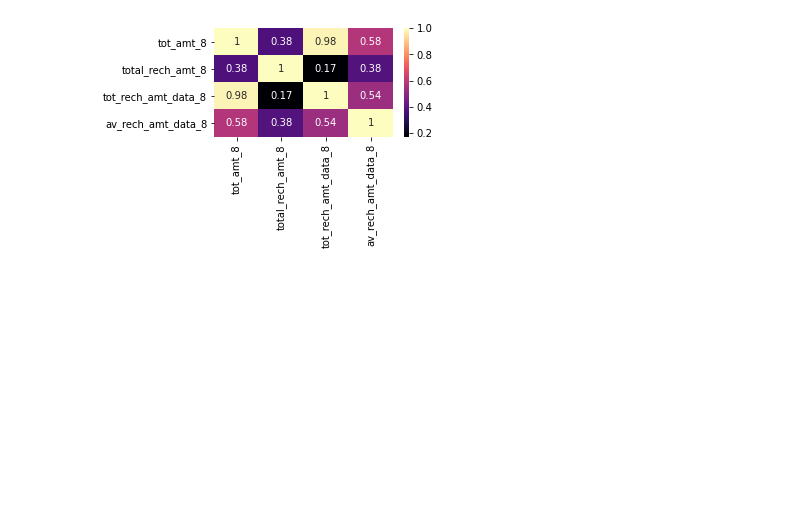
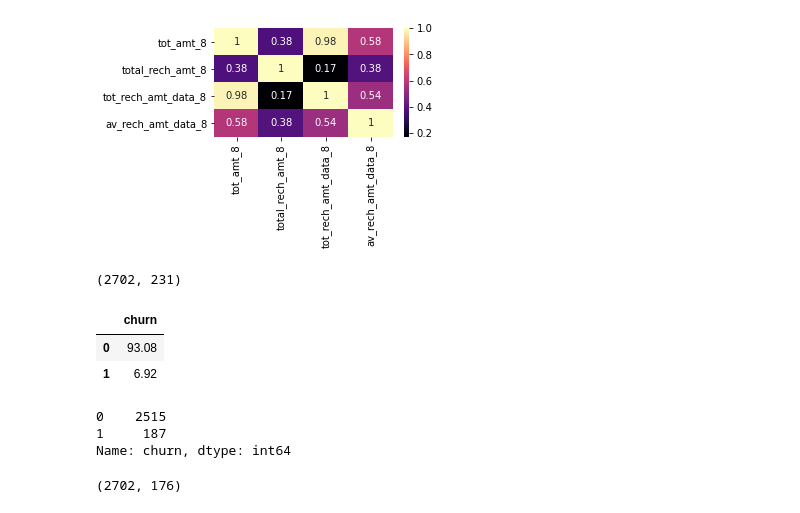
Before and after one commit to emmanuelidehen/MachineLearningModels, a Jupyter notebook: ChunCustomers.ipynb, the cells around one changed output. Saved outputs shown, nothing was run; the diff lists cells and outputs as text; code cells hidden in the pictures; blank space fills up the shorter version.

```diff
--- a/ChunCustomers.ipynb
+++ b/ChunCustomers.ipynb
@@ -174,0 +177,6 @@ sns.heatmap(data[x].corr(),annot=True,cmap='magma')
+# %%
+data.drop(['tot_rech_amt_data_6','tot_rech_amt_data_7','tot_rech_amt_data_8','tot_rech_amt_data_9'],inplace=True,axis=1)
+# %%
+data.shape
+# %% [output]
+(2702, 231)
@@ -174,0 +185,9 @@ sns.heatmap(data[x].corr(),annot=True,cmap='magma')
+# %%
+data['churn']= np.where(data[['total_ic_mou_9','total_og_mou_9','vol_2g_mb_9',\
+                                    'vol_3g_mb_9']].sum(axis=1)== 0,1,0)
+# %%
+pd.DataFrame(round(data['churn'].value_counts(normalize=True)*100,2))
+# %% [output]
+|  | churn |
+| 0 | 93.08 |
+| 1 | 6.92 |
@@ -174,0 +198,6 @@ sns.heatmap(data[x].corr(),annot=True,cmap='magma')
+# %%
+data['churn'].value_counts()
+# %% [output]
+0    2515
+1     187
+Name: churn, dtype: int64
@@ -174,0 +214,5 @@ sns.heatmap(data[x].corr(),annot=True,cmap='magma')
+# %%
+#before dropping redundant colums
+data.shape
+# %% [output]
+(2702, 176)
```
Also changed, not shown: parts of 12 cells of this notebook.
